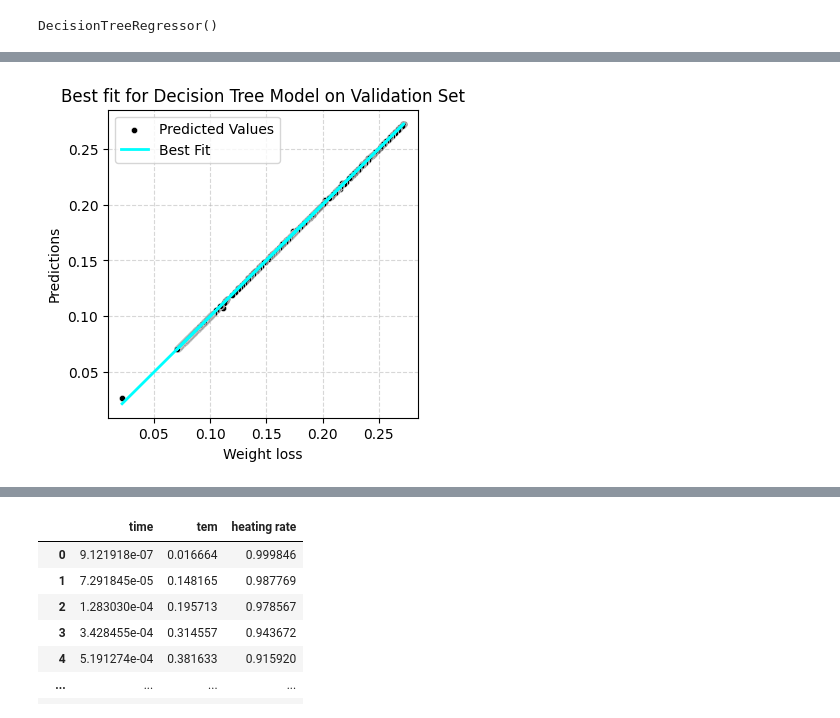
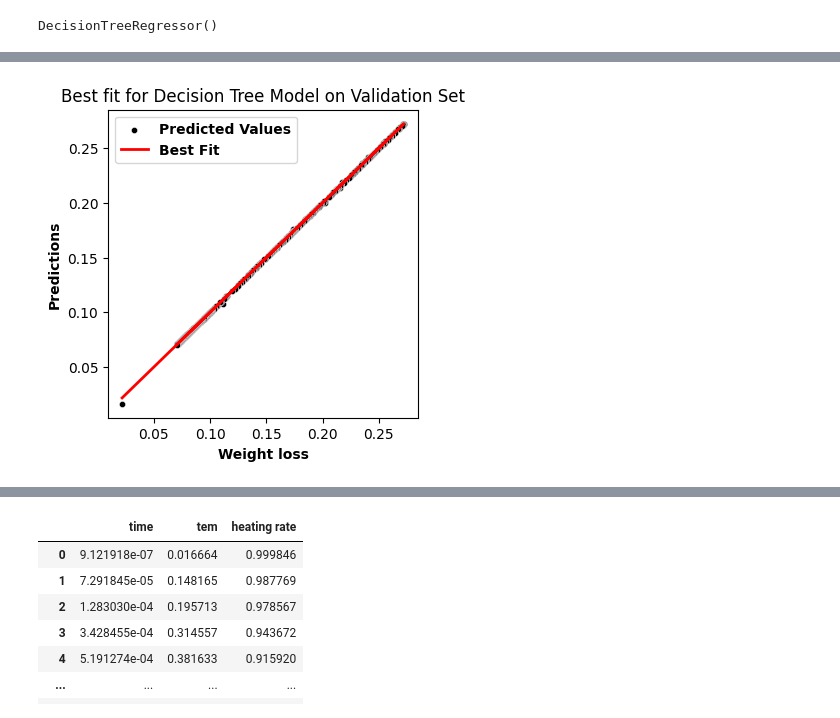
Before and after one commit to Noob919/COVID_19-XRAY-Classification, a Jupyter notebook: modified_pet_weight_loss.ipynb, the cells around one changed output, grey strips where cells are left out. Cells and saved outputs as stored; diff of their text form; code cells hidden in the pictures.

Commit message:
update the graphs

```diff
--- a/modified_pet_weight_loss.ipynb
+++ b/modified_pet_weight_loss.ipynb
@@ -160,32 +160,34 @@ final_df.head(3)
 # %%
 # Assuming final_df contains your DataFrame with columns 'Weight loss' and 'preditions'
 
 x = final_df['Weight loss']
 y = final_df['preditions']  # Corrected the column name here
 
 a, b = np.polyfit(x, y, 1)
 
 # Create a smaller figure with a specified size
 plt.figure(figsize=(4, 4))  # Adjust the width and height as needed
 
 # Create a scatter plot using Seaborn with custom styling
 sns.scatterplot(data=final_df, x='Weight loss', y='preditions', color='black', label='Predicted Values', s=20)
 
 # Plot the best fit line with a specified line width
-plt.plot(x, a * x + b, color='cyan', label='Best Fit', linewidth=2)
+plt.plot(x, a * x + b, color='red', label='Best Fit', linewidth=2)
 
 # Set the grid size and style
-plt.grid(True, linestyle='--', alpha=0.5)
+#plt.grid(True, linestyle='--', alpha=0.5)
 
 plt.title('Best fit for Decision Tree Model on Validation Set')
-plt.xlabel('Weight loss')
-plt.ylabel('Predictions')  # Set the y-axis label to 'Predictions'
-plt.legend()
+plt.xlabel('Weight loss',fontsize=10, fontweight='bold')
+plt.ylabel('Predictions',fontsize=10, fontweight='bold')  # Set the y-axis label to 'Predictions'
+legend = plt.legend()
+for text in legend.get_texts():
+    text.set_fontweight('bold')
 
 # Show the plot
 plt.show()
 # %% [output]
-[figure, old version]
+[figure, new version]
 # %%
 df_test = dataframe.loc[dataframe['label'] == "Test"]
 X_test =  df_test[['time', 'tem', 'heating rate']]
```
Also changed, not shown: parts of 16 cells of this notebook.
